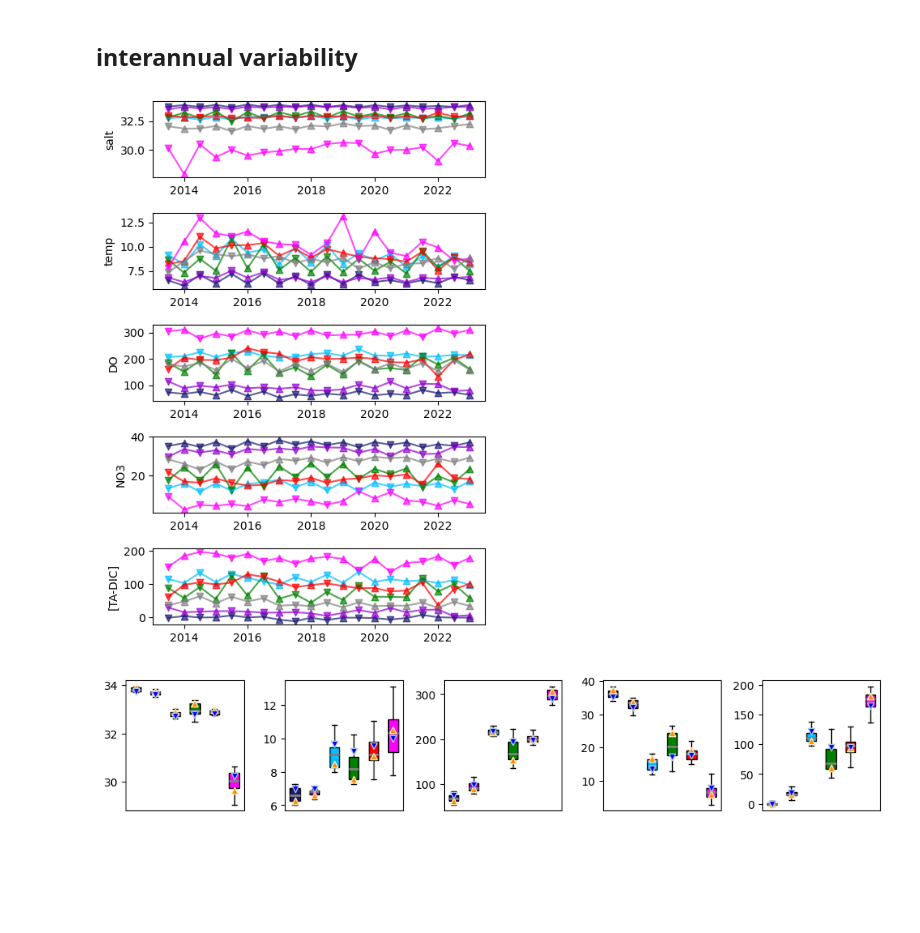
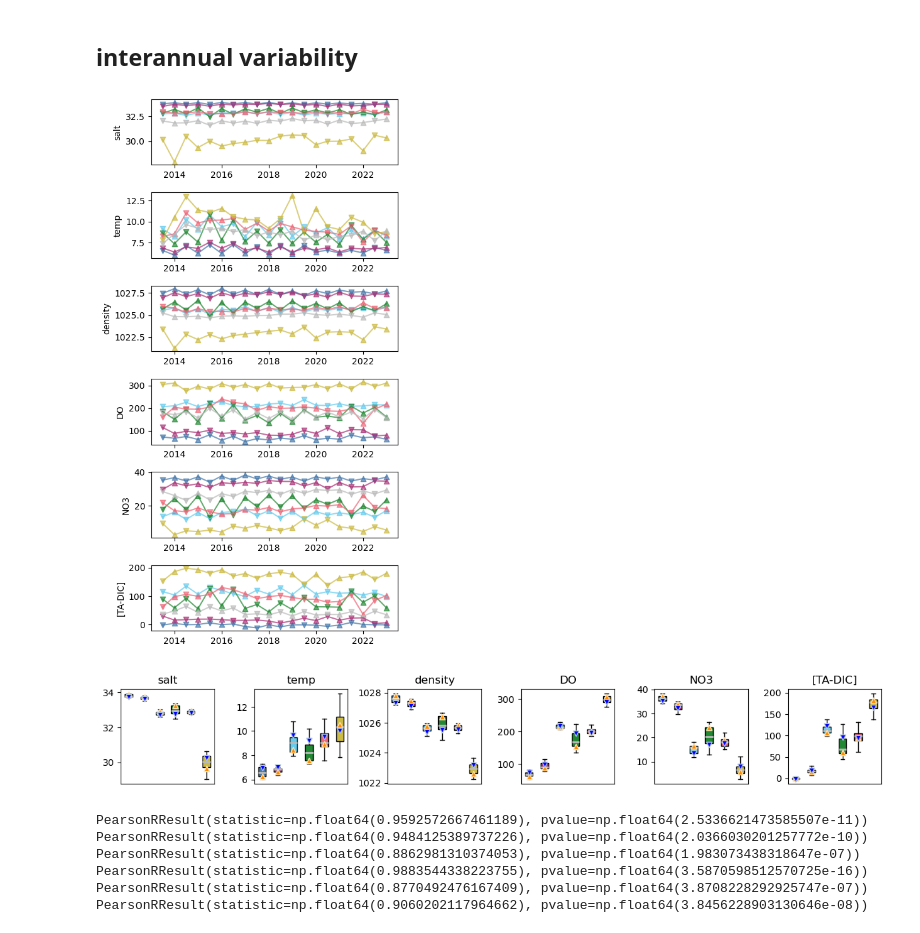
Before and after one commit to rbeutel/PI_BIOGEO_PAPER, a Jupyter notebook: model/quant_properties.ipynb, the cells around one changed output. Cells and saved outputs as stored; diff of their text form; code cells hidden in the pictures; blank space fills up the shorter version.

```diff
--- a/model/quant_properties.ipynb
+++ b/model/quant_properties.ipynb
@@ -259,44 +162,44 @@ def interannual(region, property, updown):
 # %%
-updownyears = np.sort(np.append(np.array(upyears),(np.array(downyears) - 0.5)))
-properties = ['salt','temp','DO','NO3','[TA-DIC]']
+updownyears = np.sort(np.append(np.array(allyears),(np.array(allyears) - 0.5)))
+properties = ['salt','temp','density','DO','NO3','[TA-DIC]']
 
-fig, ax = plt.subplots(5,1,figsize=(5,7))
+fig, ax = plt.subplots(6,1,figsize=(5,9))
 
 for i in range(len(ax)):
-    ax[i].scatter(upyears, interannual('cuc', properties[i], 'up'),c='midnightblue',alpha=0.7,marker='^')
-    ax[i].scatter(upyears, interannual('offshore deep', properties[i], 'up'),c='darkviolet',alpha=0.7,marker='^')
-    ax[i].scatter(upyears, interannual('offshore surface', properties[i], 'up'),c='deepskyblue',alpha=0.7,marker='^')
-    ax[i].scatter(upyears, interannual('north', properties[i], 'up'),c='green',alpha=0.7,marker='^')
-    ax[i].scatter(upyears, interannual('south', properties[i], 'up'),c='red',alpha=0.7,marker='^')
-    ax[i].scatter(upyears, interannual('fresh', properties[i], 'up'),c='magenta',alpha=0.7,marker='^')
-    ax[i].scatter(upyears, interannual('loop', properties[i], 'up'),c='grey',alpha=0.7,marker='^')
+    ax[i].scatter(allyears, interannual('cuc', properties[i], 'up'),c='#4477AA',alpha=0.7,marker='^')
+    ax[i].scatter(allyears, interannual('offshore deep', properties[i], 'up'),c='#AA3377',alpha=0.7,marker='^')
+    ax[i].scatter(allyears, interannual('offshore surface', properties[i], 'up'),c='#66CCEE',alpha=0.7,marker='^')
+    ax[i].scatter(allyears, interannual('north', properties[i], 'up'),c='#228833',alpha=0.7,marker='^')
+    ax[i].scatter(allyears, interannual('south', properties[i], 'up'),c='#EE6677',alpha=0.7,marker='^')
+    ax[i].scatter(allyears, interannual('fresh', properties[i], 'up'),c='#CCBB44',alpha=0.7,marker='^')
+    ax[i].scatter(allyears, interannual('loop', properties[i], 'up'),c='#BBBBBB',alpha=0.7,marker='^')
 
-    ax[i].scatter(np.array(downyears) - 0.5, interannual('cuc', properties[i], 'down'),c='midnightblue',alpha=0.7,marker='v')
-    ax[i].scatter(np.array(downyears) - 0.5, interannual('offshore deep', properties[i], 'down'),c='darkviolet',alpha=0.7,marker='v')
-    ax[i].scatter(np.array(downyears) - 0.5, interannual('offshore surface', properties[i], 'down'),c='deepskyblue',alpha=0.7,marker='v')
-    ax[i].scatter(np.array(downyears) - 0.5, interannual('north', properties[i], 'down'),c='green',alpha=0.7,marker='v')
-    ax[i].scatter(np.array(downyears) - 0.5, interannual('south', properties[i], 'down'),c='red',alpha=0.7,marker='v')
-    ax[i].scatter(np.array(downyears) - 0.5, interannual('fresh', properties[i], 'down'),c='magenta',alpha=0.7,marker='v')
-    ax[i].scatter(np.array(downyears) - 0.5, interannual('loop', properties[i], 'down'),c='grey',alpha=0.7,marker='v')
+    ax[i].scatter(np.array(allyears) - 0.5, interannual('cuc', properties[i], 'down'),c='#4477AA',alpha=0.7,marker='v')
+    ax[i].scatter(np.array(allyears) - 0.5, interannual('offshore deep', properties[i], 'down'),c='#AA3377',alpha=0.7,marker='v')
+    ax[i].scatter(np.array(allyears) - 0.5, interannual('offshore surface', properties[i], 'down'),c='#66CCEE',alpha=0.7,marker='v')
+    ax[i].scatter(np.array(allyears) - 0.5, interannual('north', properties[i], 'down'),c='#228833',alpha=0.7,marker='v')
+    ax[i].scatter(np.array(allyears) - 0.5, interannual('south', properties[i], 'down'),c='#EE6677',alpha=0.7,marker='v')
+    ax[i].scatter(np.array(allyears) - 0.5, interannual('fresh', properties[i], 'down'),c='#CCBB44',alpha=0.7,marker='v')
+    ax[i].scatter(np.array(allyears) - 0.5, interannual('loop', properties[i], 'down'),c='#BBBBBB',alpha=0.7,marker='v')
 
-    ax[i].plot(updownyears, interannual('cuc', properties[i], 'both'),c='midnightblue',alpha=0.7)
-    ax[i].plot(updownyears, interannual('offshore deep', properties[i], 'both'),c='darkviolet',alpha=0.7)
-    ax[i].plot(updownyears, interannual('offshore surface', properties[i], 'both'),c='deepskyblue',alpha=0.7)
-    ax[i].plot(updownyears, interannual('north', properties[i], 'both'),c='green',alpha=0.7)
-    ax[i].plot(updownyears, interannual('south', properties[i], 'both'),c='red',alpha=0.7)
-    ax[i].plot(updownyears, interannual('fresh', properties[i], 'both'),c='magenta',alpha=0.7)
-    ax[i].plot(updownyears, interannual('loop', properties[i], 'both'),c='grey',alpha=0.7)
+    ax[i].plot(updownyears, interannual('cuc', properties[i], 'both'),c='#4477AA',alpha=0.7)
+    ax[i].plot(updownyears, interannual('offshore deep', properties[i], 'both'),c='#AA3377',alpha=0.7)
+    ax[i].plot(updownyears, interannual('offshore surface', properties[i], 'both'),c='#66CCEE',alpha=0.7)
+    ax[i].plot(updownyears, interannual('north', properties[i], 'both'),c='#228833',alpha=0.7)
+    ax[i].plot(updownyears, interannual('south', properties[i], 'both'),c='#EE6677',alpha=0.7)
+    ax[i].plot(updownyears, interannual('fresh', properties[i], 'both'),c='#CCBB44',alpha=0.7)
+    ax[i].plot(updownyears, interannual('loop', properties[i], 'both'),c='#BBBBBB',alpha=0.7)
 
     ax[i].set_ylabel(properties[i])
 
 plt.tight_layout()
 # %% [output]
-[figure, old version]
+[figure, new version]
 # %%
 # box plots of the same data
 # first using all the already averaged information
-colours = ['midnightblue', 'darkviolet', 'deepskyblue', 'green', 'red','magenta']
-fig,ax = plt.subplots(1,5,figsize=(10,2))
+colours = ['#4477AA', '#AA3377', '#66CCEE', '#228833', '#EE6677','#CCBB44']
+fig,ax = plt.subplots(1,6,figsize=(12,2))
 
 regions = ['cuc', 'offshore deep', 'offshore surface', 'north', 'south', 'fresh']
 for i in range(len(ax)):
@@ -304,18 +207,36 @@ for i in range(len(ax)):
     for patch, color in zip(bplot['boxes'], colours):
         patch.set_facecolor(color)
     for median in bplot['medians']:
-        median.set_color('grey')
+        median.set_color('#BBBBBB')
         median.set_linewidth(2)
 
     upmean =  [np.nanmean(interannual(region, properties[i], 'up')) for region in regions]
     dwmean =  [np.nanmean(interannual(region, properties[i], 'down')) for region in regions]
     ax[i].scatter(np.arange(1,len(regions)+1),upmean,marker='^',c='darkorange',edgecolors='moccasin',zorder=4)
     ax[i].scatter(np.arange(1,len(regions)+1),dwmean, marker='v',c='blue',edgecolors='lightsteelblue',zorder=4)
+    ax[i].set_title(properties[i])
 
 
     # add upwelling and downwelling means
 
 plt.tight_layout()
 # %% [output]
-[figure, old version]
+[figure, new version]
+# %%
+# correlation between density and salinity to see if it makes sense to keep density in this figure or not
+
+from scipy.stats import pearsonr
+print(pearsonr(interannual('cuc', 'salt', 'both'),interannual('cuc', 'density', 'both')))
+print(pearsonr(interannual('offshore deep', 'salt', 'both'),interannual('offshore deep', 'density', 'both')))
+print(pearsonr(interannual('offshore surface', 'salt', 'both'),interannual('offshore surface', 'density', 'both')))
+print(pearsonr(interannual('north', 'salt', 'both'),interannual('north', 'density', 'both')))
+print(pearsonr(interannual('south', 'salt', 'both'),interannual('south', 'density', 'both')))
+print(pearsonr(interannual('fresh', 'salt', 'both'),interannual('fresh', 'density', 'both')))
+# %% [output]
+PearsonRResult(statistic=np.float64(0.9592572667461189), pvalue=np.float64(2.5336621473585507e-11))
+PearsonRResult(statistic=np.float64(0.9484125389737226), pvalue=np.float64(2.0366030201257772e-10))
+PearsonRResult(statistic=np.float64(0.8862981310374053), pvalue=np.float64(1.983073438318647e-07))
+PearsonRResult(statistic=np.float64(0.9883544338223755), pvalue=np.float64(3.5870598512570725e-16))
+PearsonRResult(statistic=np.float64(0.8770492476167409), pvalue=np.float64(3.8708228292925747e-07))
+PearsonRResult(statistic=np.float64(0.9060202117964662), pvalue=np.float64(3.8456228903130646e-08))
 # %%
```
Also changed, not shown: parts of 20 cells of this notebook, 28 other files.
